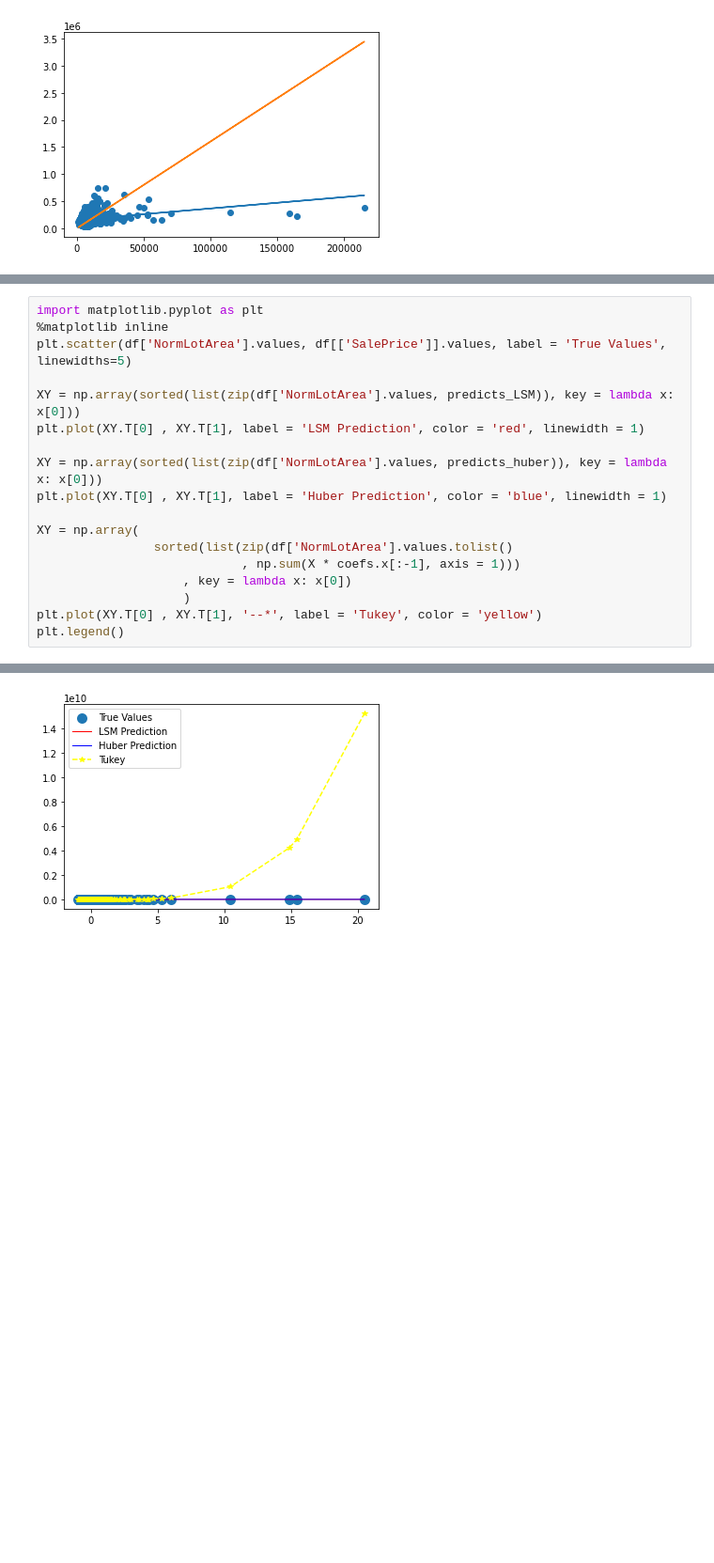
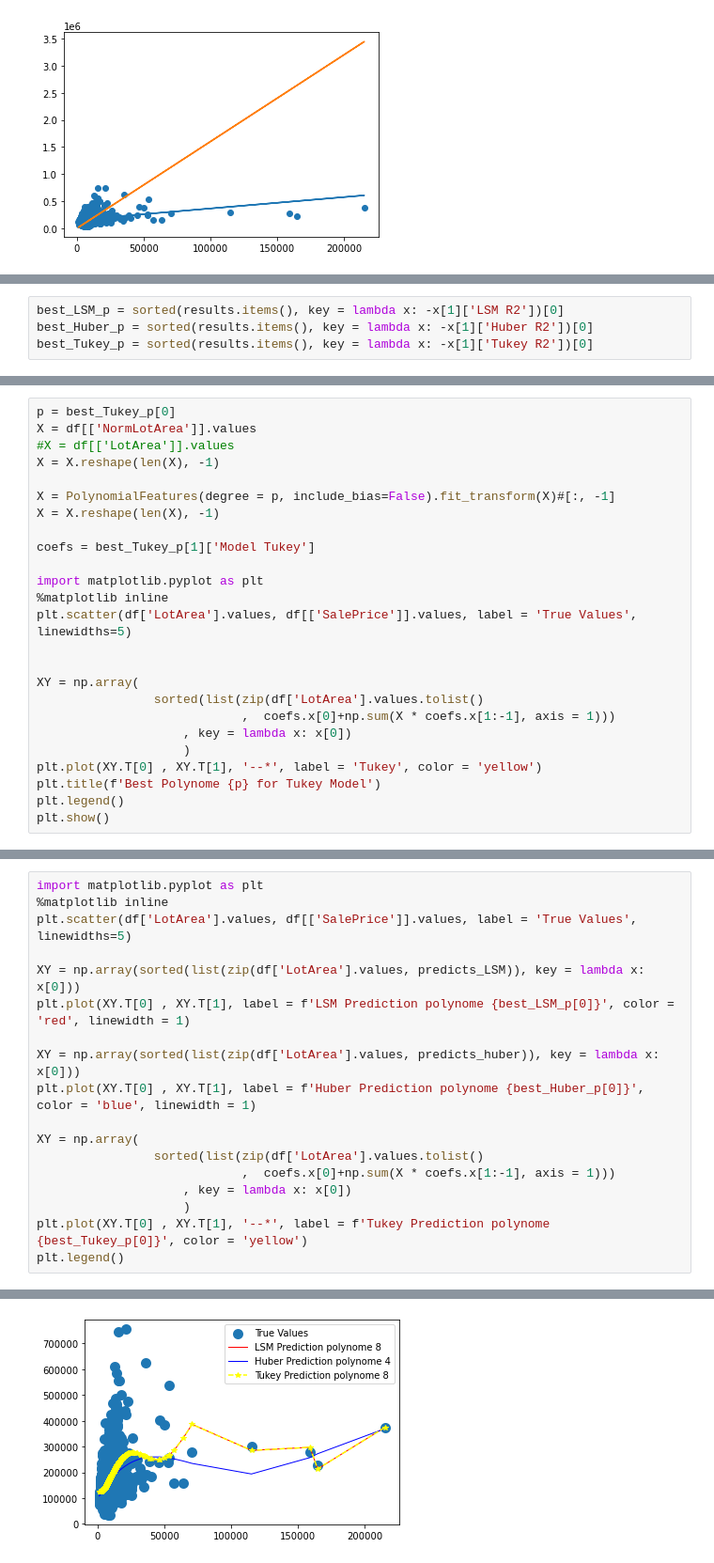
Before and after one commit to JacKira/StatisticDataAnalyze, a Jupyter notebook: HousePricePrediction/HW2_Andreev.ipynb, the cells around one changed output, grey strips where cells are left out. Shown at 94% size. Cells and saved outputs as stored; diff of their text form; blank space fills up the shorter version.

```diff
--- a/HousePricePrediction/HW2_Andreev.ipynb
+++ b/HousePricePrediction/HW2_Andreev.ipynb
@@ -214,0 +184,4 @@ coefs
+# %%
+best_LSM_p = sorted(results.items(), key = lambda x: -x[1]['LSM R2'])[0]
+best_Huber_p = sorted(results.items(), key = lambda x: -x[1]['Huber R2'])[0]
+best_Tukey_p = sorted(results.items(), key = lambda x: -x[1]['Tukey R2'])[0]
@@ -214,0 +243,25 @@ coefs
+# %%
+p = best_Tukey_p[0]
+X = df[['NormLotArea']].values
+#X = df[['LotArea']].values
+X = X.reshape(len(X), -1)
+
+X = PolynomialFeatures(degree = p, include_bias=False).fit_transform(X)#[:, -1]
+X = X.reshape(len(X), -1)
+
+coefs = best_Tukey_p[1]['Model Tukey']
+
+import matplotlib.pyplot as plt
+%matplotlib inline
+plt.scatter(df['LotArea'].values, df[['SalePrice']].values, label = 'True Values', linewidths=5)
+
+
+XY = np.array(
+                sorted(list(zip(df['LotArea'].values.tolist()
+                            ,  coefs.x[0]+np.sum(X * coefs.x[1:-1], axis = 1)))
+                    , key = lambda x: x[0])
+                    )
+plt.plot(XY.T[0] , XY.T[1], '--*', label = 'Tukey', color = 'yellow')
+plt.title(f'Best Polynome {p} for Tukey Model')
+plt.legend()
+plt.show()
@@ -215,21 +272,21 @@ coefs
 # %%
 import matplotlib.pyplot as plt
 %matplotlib inline
-plt.scatter(df['NormLotArea'].values, df[['SalePrice']].values, label = 'True Values', linewidths=5)
+plt.scatter(df['LotArea'].values, df[['SalePrice']].values, label = 'True Values', linewidths=5)
 
-XY = np.array(sorted(list(zip(df['NormLotArea'].values, predicts_LSM)), key = lambda x: x[0]))
-plt.plot(XY.T[0] , XY.T[1], label = 'LSM Prediction', color = 'red', linewidth = 1)
+XY = np.array(sorted(list(zip(df['LotArea'].values, predicts_LSM)), key = lambda x: x[0]))
+plt.plot(XY.T[0] , XY.T[1], label = f'LSM Prediction polynome {best_LSM_p[0]}', color = 'red', linewidth = 1)
 
-XY = np.array(sorted(list(zip(df['NormLotArea'].values, predicts_huber)), key = lambda x: x[0]))
-plt.plot(XY.T[0] , XY.T[1], label = 'Huber Prediction', color = 'blue', linewidth = 1)
+XY = np.array(sorted(list(zip(df['LotArea'].values, predicts_huber)), key = lambda x: x[0]))
+plt.plot(XY.T[0] , XY.T[1], label = f'Huber Prediction polynome {best_Huber_p[0]}', color = 'blue', linewidth = 1)
 
 XY = np.array(
-                sorted(list(zip(df['NormLotArea'].values.tolist()
-                            , np.sum(X * coefs.x[:-1], axis = 1)))
+                sorted(list(zip(df['LotArea'].values.tolist()
+                            ,  coefs.x[0]+np.sum(X * coefs.x[1:-1], axis = 1)))
                     , key = lambda x: x[0])
                     )
-plt.plot(XY.T[0] , XY.T[1], '--*', label = 'Tukey', color = 'yellow')
+plt.plot(XY.T[0] , XY.T[1], '--*', label = f'Tukey Prediction polynome {best_Tukey_p[0]}', color = 'yellow')
 plt.legend()
 # %% [output]
 <matplotlib.legend.Legend at 0x...>
-[figure, old version]
+[figure, new version]
```
Also changed, not shown: parts of 34 cells of this notebook.
